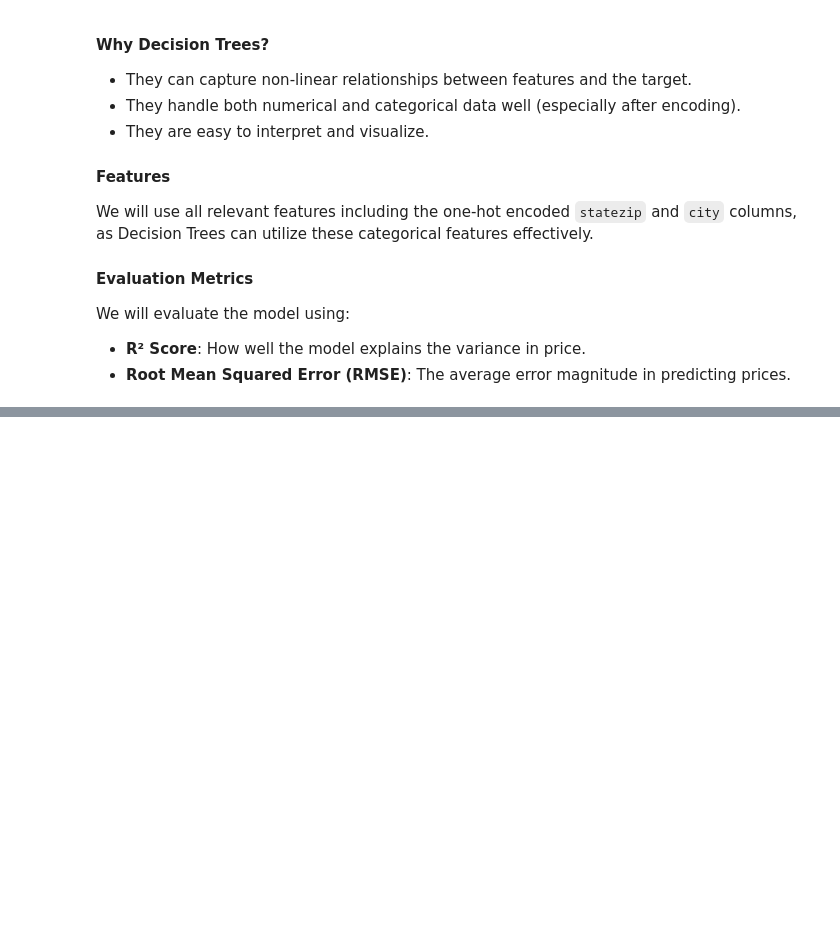
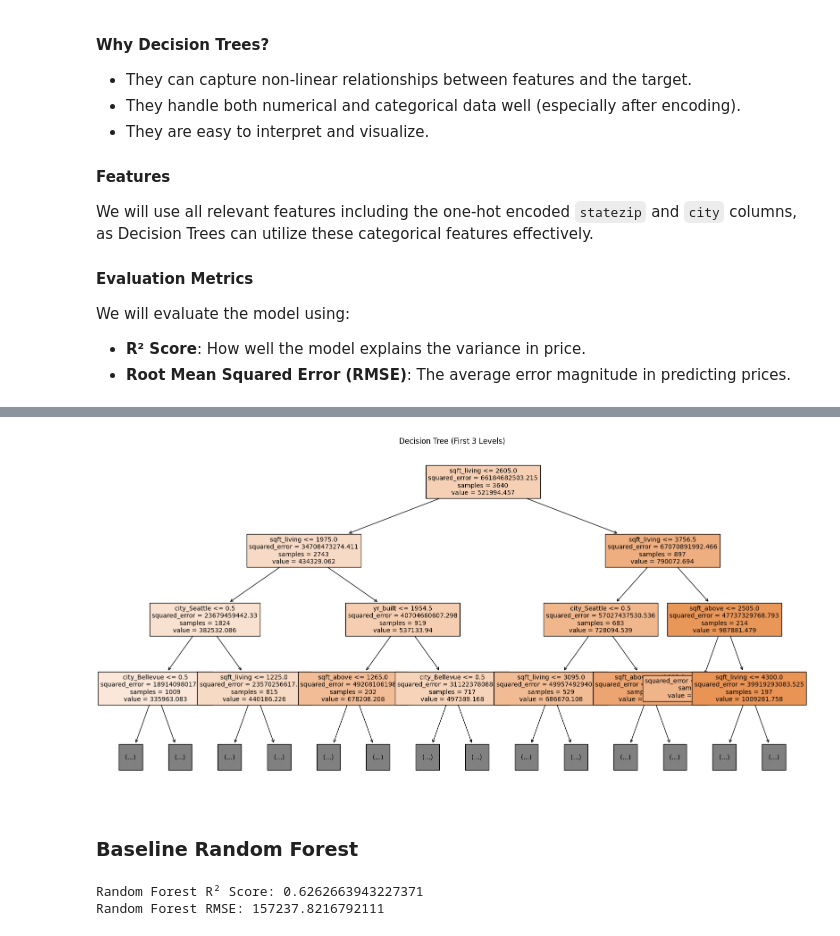
Before and after one commit to Kate-Maina/real-estate-price-prediction, a Jupyter notebook: index.ipynb, the cells around one changed output, grey strips where cells are left out. Drawn from its saved outputs; the diff is of its cells as text; code cells hidden in the pictures; blank space fills up the shorter version.

Commit message:
Add decision trees and random forest

```diff
--- a/index.ipynb
+++ b/index.ipynb
@@ -836,0 +978,27 @@ TypeError: got an unexpected keyword argument 'squared'
+# %%
+from sklearn.tree import DecisionTreeRegressor
+from sklearn.model_selection import train_test_split
+from sklearn.metrics import mean_squared_error, r2_score
+
+# Features and target
+X = df_encoded.drop(['price'], axis=1)
+y = df_encoded['price']
+
+# Train/test split
+X_train, X_test, y_train, y_test = train_test_split(X, y, test_size=0.2, random_state=42)
+
+tree = DecisionTreeRegressor(
+    max_depth=10,
+    min_samples_leaf=10,
+    random_state=42
+)
+
+# Train model
+tree.fit(X_train, y_train)
+
+# Predictions
+y_pred = tree.predict(X_test)
+
+# Evaluation
+print("R² Score:", r2_score(y_test, y_pred))
+print("RMSE:", mean_squared_error(y_test, y_pred, squared=False))
@@ -836,0 +1030,36 @@ TypeError: got an unexpected keyword argument 'squared'
+# %%
+from sklearn.tree import plot_tree
+import matplotlib.pyplot as plt
+
+plt.figure(figsize=(20, 10))
+plot_tree(
+    tree,
+    filled=True,
+    feature_names=X.columns.tolist(),  # 👈 FIXED: convert Index to list
+    max_depth=3,
+    fontsize=10
+)
+plt.title("Decision Tree (First 3 Levels)")
+plt.show()
+# %% [output]
+[figure, added]
+# %% [markdown]
+### Baseline Random Forest
+# %%
+from sklearn.ensemble import RandomForestRegressor
+
+forest = RandomForestRegressor(
+    n_estimators=100,
+    max_depth=10,
+    min_samples_leaf=10,
+    random_state=42
+)
+
+forest.fit(X_train, y_train)
+y_pred_forest = forest.predict(X_test)
+
+print("Random Forest R² Score:", r2_score(y_test, y_pred_forest))
+print("Random Forest RMSE:", mean_squared_error(y_test, y_pred_forest, squared=False))
+# %% [output]
+Random Forest R² Score: 0.6262663943227371
+Random Forest RMSE: 157237.8216792111
```
Also changed, not shown: parts of 33 cells of this notebook.
